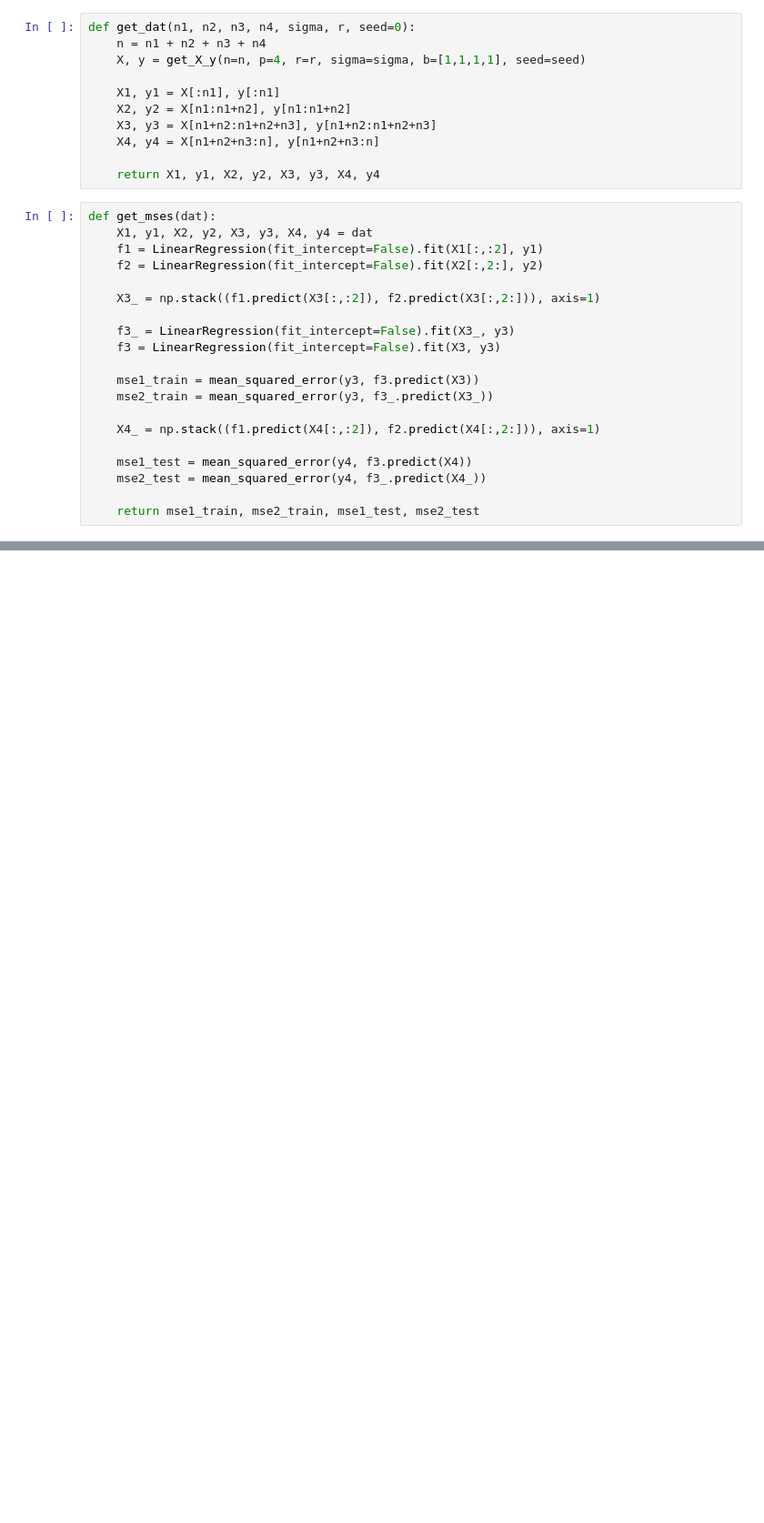
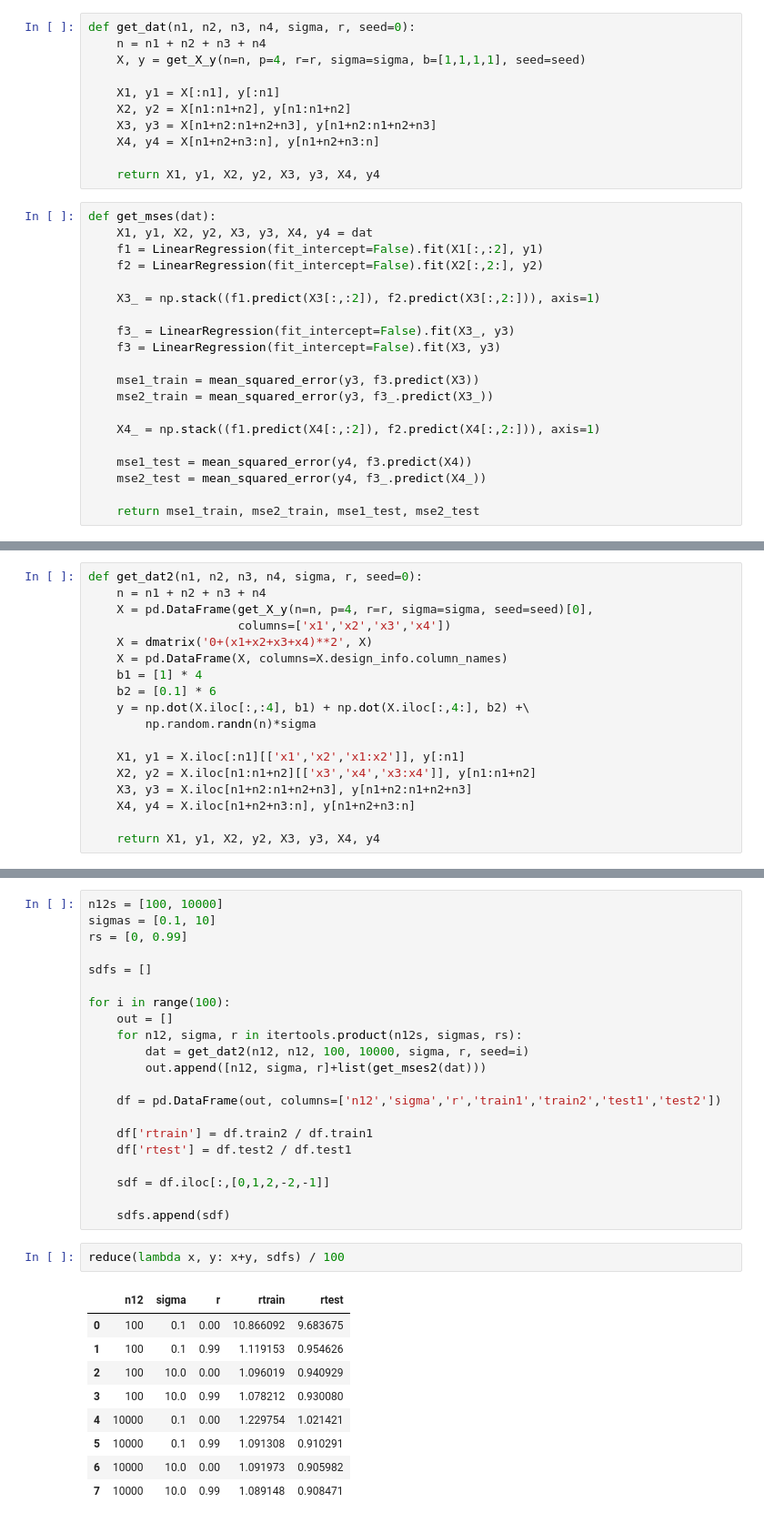
Before and after one commit to leihuang/scrapbook, a Jupyter notebook: regression_strategy_variants.ipynb, the cells around one changed output, grey strips where cells are left out. Shown at 91% size. Cells and saved outputs as stored; diff of their text form; blank space fills up the shorter version.

```diff
--- a/regression_strategy_variants.ipynb
+++ b/regression_strategy_variants.ipynb
@@ -395,0 +419,18 @@ reduce(lambda x, y: x+y, sdfs) / 100
+# %%
+def get_dat2(n1, n2, n3, n4, sigma, r, seed=0):
+    n = n1 + n2 + n3 + n4
+    X = pd.DataFrame(get_X_y(n=n, p=4, r=r, sigma=sigma, seed=seed)[0],
+                     columns=['x1','x2','x3','x4'])
+    X = dmatrix('0+(x1+x2+x3+x4)**2', X)
+    X = pd.DataFrame(X, columns=X.design_info.column_names)
+    b1 = [1] * 4
+    b2 = [0.1] * 6
+    y = np.dot(X.iloc[:,:4], b1) + np.dot(X.iloc[:,4:], b2) +\
+        np.random.randn(n)*sigma
+
+    X1, y1 = X.iloc[:n1][['x1','x2','x1:x2']], y[:n1]
+    X2, y2 = X.iloc[n1:n1+n2][['x3','x4','x3:x4']], y[n1:n1+n2]
+    X3, y3 = X.iloc[n1+n2:n1+n2+n3], y[n1+n2:n1+n2+n3]
+    X4, y4 = X.iloc[n1+n2+n3:n], y[n1+n2+n3:n]
+
+    return X1, y1, X2, y2, X3, y3, X4, y4
@@ -395,0 +462,33 @@ reduce(lambda x, y: x+y, sdfs) / 100
+# %%
+n12s = [100, 10000]
+sigmas = [0.1, 10]
+rs = [0, 0.99]
+
+sdfs = []
+
+for i in range(100):
+    out = []
+    for n12, sigma, r in itertools.product(n12s, sigmas, rs):
+        dat = get_dat2(n12, n12, 100, 10000, sigma, r, seed=i)
+        out.append([n12, sigma, r]+list(get_mses2(dat)))
+
+    df = pd.DataFrame(out, columns=['n12','sigma','r','train1','train2','test1','test2'])
+
+    df['rtrain'] = df.train2 / df.train1
+    df['rtest'] = df.test2 / df.test1
+
+    sdf = df.iloc[:,[0,1,2,-2,-1]]
+
+    sdfs.append(sdf)
+# %%
+reduce(lambda x, y: x+y, sdfs) / 100
+# %% [output]
+|  | n12 | sigma | r | rtrain | rtest |
+| 0 | 100 | 0.1 | 0.00 | 10.866092 | 9.683675 |
+| 1 | 100 | 0.1 | 0.99 | 1.119153 | 0.954626 |
+| 2 | 100 | 10.0 | 0.00 | 1.096019 | 0.940929 |
+| 3 | 100 | 10.0 | 0.99 | 1.078212 | 0.930080 |
+| 4 | 10000 | 0.1 | 0.00 | 1.229754 | 1.021421 |
+| 5 | 10000 | 0.1 | 0.99 | 1.091308 | 0.910291 |
+| 6 | 10000 | 10.0 | 0.00 | 1.091973 | 0.905982 |
+| 7 | 10000 | 10.0 | 0.99 | 1.089148 | 0.908471 |
```
Also changed, not shown: parts of 18 cells of this notebook.
